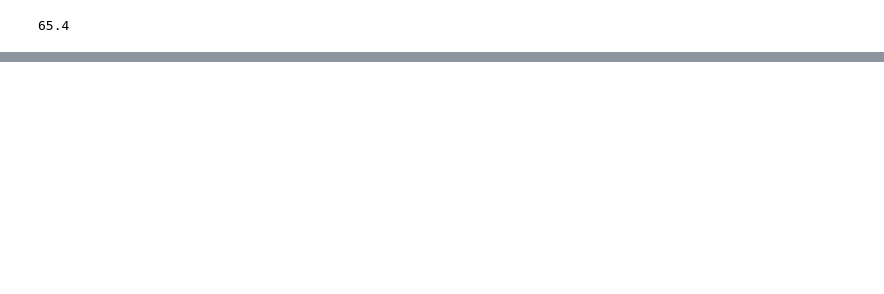
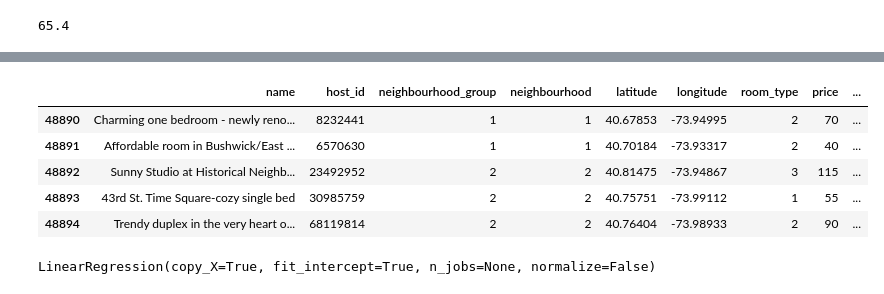
Before and after one commit to fawad1331/Data-Analysis, a Jupyter notebook: Airbnb_data_analysis.ipynb, the cells around one changed output, grey strips where cells are left out. Cells and saved outputs as stored; diff of their text form; code cells hidden in the pictures; blank space fills up the shorter version.

```diff
--- a/Airbnb_data_analysis.ipynb
+++ b/Airbnb_data_analysis.ipynb
@@ -205,0 +237,12 @@ avg_price
+# %%
+neigh={'Brooklyn':1,'Manhattan':2,'Queens':3,'Staten Island':4,'Bronx':5}
+ny_abnb.neighbourhood_group=[neigh[item] for item in ny_abnb.neighbourhood_group]
+# %%
+ny_abnb.tail()
+# %% [output]
+|  | name | host_id | neighbourhood_group | neighbourhood | latitude | longitude | room_type | price | ... |
+| 48890 | Charming one bedroom - newly reno... | 8232441 | 1 | 1 | 40.67853 | -73.94995 | 2 | 70 | ... |
+| 48891 | Affordable room in Bushwick/East ... | 6570630 | 1 | 1 | 40.70184 | -73.93317 | 2 | 40 | ... |
+| 48892 | Sunny Studio at Historical Neighb... | 23492952 | 2 | 2 | 40.81475 | -73.94867 | 3 | 115 | ... |
+| 48893 | 43rd St. Time Square-cozy single bed | 30985759 | 2 | 2 | 40.75751 | -73.99112 | 1 | 55 | ... |
+| 48894 | Trendy duplex in the very heart o... | 68119814 | 2 | 2 | 40.76404 | -73.98933 | 2 | 90 | ... |
@@ -205,0 +254,5 @@ avg_price
+# %%
+l=LinearRegression()
+l.fit(X_train,Y_train)
+# %% [output]
+LinearRegression(copy_X=True, fit_intercept=True, n_jobs=None, normalize=False)
```
Also changed, not shown: parts of 16 cells of this notebook.
